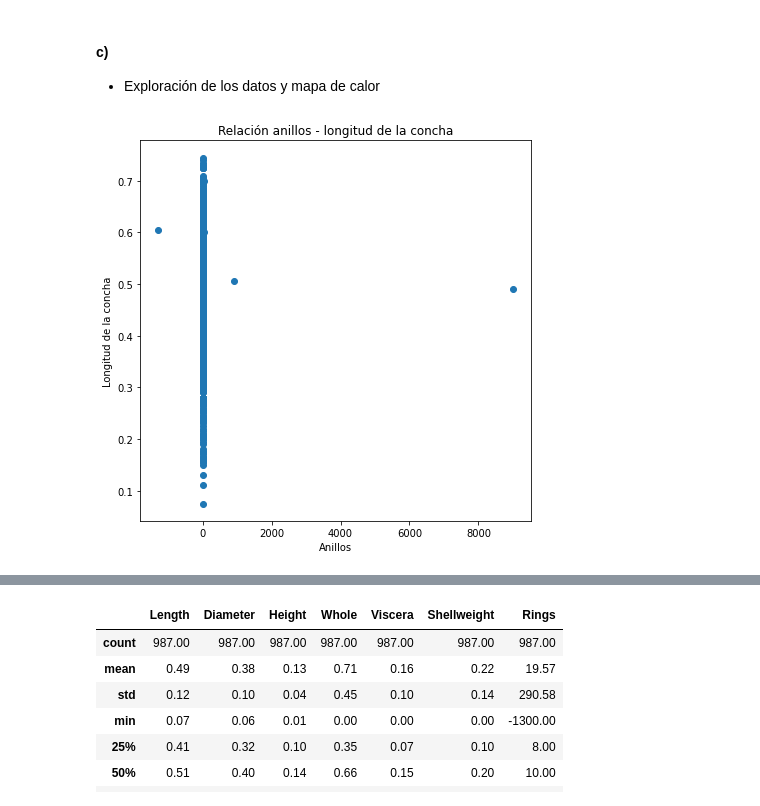
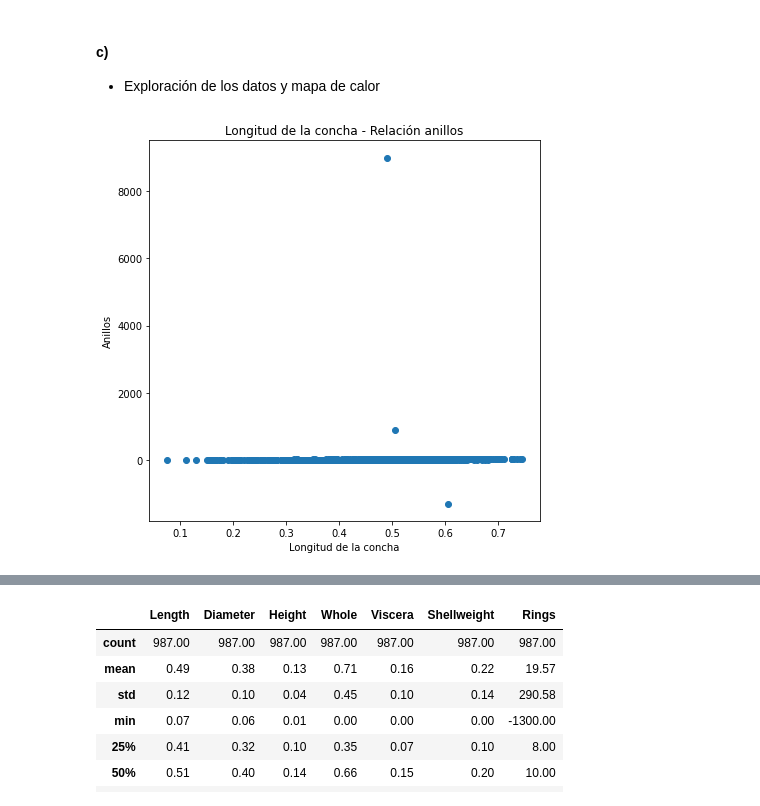
Before and after one commit to juanignava/AI.Project2, a Jupyter notebook: Tarea2.ipynb, the cells around one changed output, grey strips where cells are left out. Drawn from its saved outputs; the diff is of its cells as text; code cells hidden in the pictures.

```diff
--- a/Tarea2.ipynb
+++ b/Tarea2.ipynb
@@ -263,17 +262,17 @@ print(data)
 # %%
 # distribución de los anillos con respecto a la longitud
 
 def plot_data(df, col_x, col_y, label_x, label_y, val_title):
     # Imprime gráfica de dispersión.
 
     plt.figure(figsize=(7,7))
     plt.scatter(x=df[col_x],y=df[col_y])
     plt.xlabel(label_x)
     plt.ylabel(label_y)
     plt.title(val_title)
     plt.show()
 
-plot_data(data,'Rings', 'Length', 'Anillos','Longitud de la concha',
-          'Relación anillos - longitud de la concha')
+plot_data(data,'Length', 'Rings', 'Longitud de la concha','Anillos',
+          'Longitud de la concha - Relación anillos')
 # %% [output]
-[figure, old version]
+[figure, new version]
```
Also changed, not shown: parts of 25 cells of this notebook.
